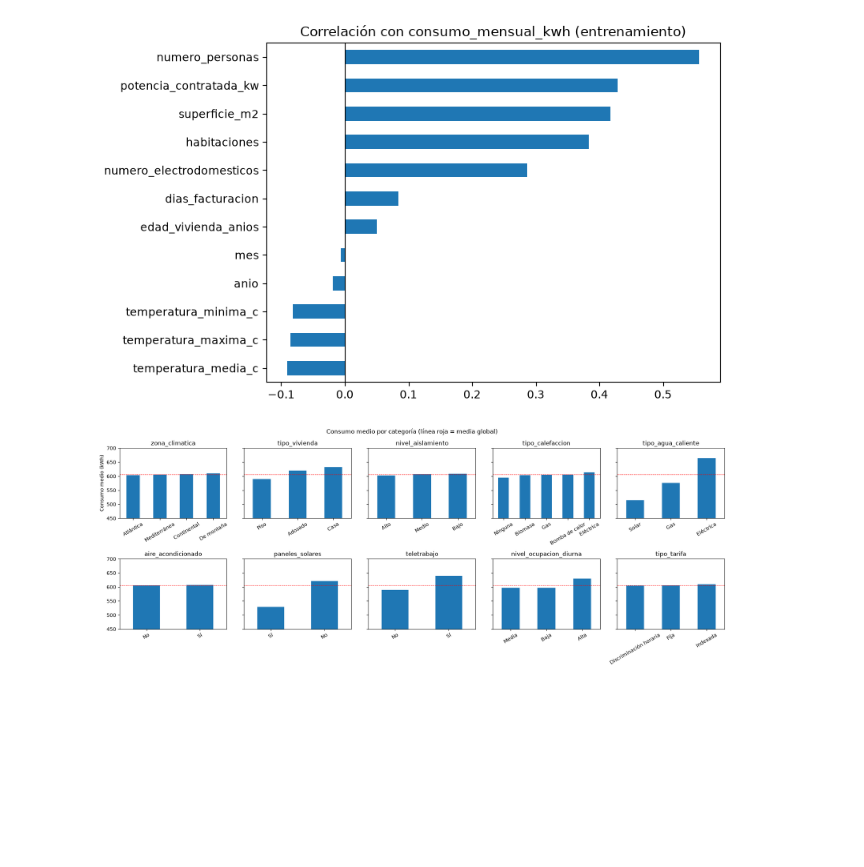
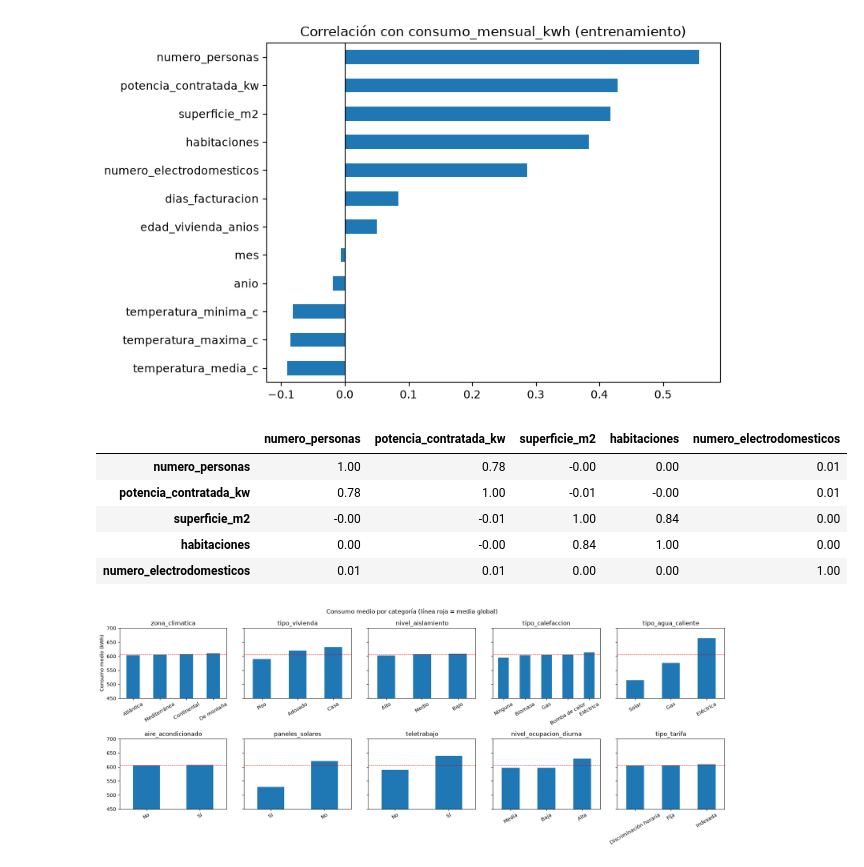
Before and after one commit to nogal44/machinelearning, a Jupyter notebook: ProyectoMachineLearning.ipynb, the cells around one changed output. Saved outputs shown, nothing was run; the diff lists cells and outputs as text; code cells hidden in the pictures; blank space fills up the shorter version.

```diff
--- a/ProyectoMachineLearning.ipynb
+++ b/ProyectoMachineLearning.ipynb
@@ -441,6 +366,19 @@ plt.axvline(0, color="k", lw=0.8)
 plt.tight_layout(); plt.show()
 # %% [output]
 [figure]
+# %%
+# 7.1 (cont.) Redundancia entre las variables numéricas más correlacionadas con el consumo
+# Si dos predictoras están muy correlacionadas entre sí (|r| > 0,7), aportan casi la misma información
+# y basta con quedarse con la que más se relaciona con el consumo.
+mas_correladas = corr[corr.abs() > 0.2].sort_values(ascending=False).index
+entreno[mas_correladas].corr().round(2)
+# %% [output]
+|  | numero_personas | potencia_contratada_kw | superficie_m2 | habitaciones | numero_electrodomesticos |
+| numero_personas | 1.00 | 0.78 | -0.00 | 0.00 | 0.01 |
+| potencia_contratada_kw | 0.78 | 1.00 | -0.01 | -0.00 | 0.01 |
+| superficie_m2 | -0.00 | -0.01 | 1.00 | 0.84 | 0.00 |
+| habitaciones | 0.00 | -0.00 | 0.84 | 1.00 | 0.00 |
+| numero_electrodomesticos | 0.01 | 0.01 | 0.00 | 0.00 | 1.00 |
 # %%
 # 7.2 Consumo medio por categoría (solo entrenamiento)
 categoricas = X_train_todo.select_dtypes(exclude="number").columns
```
Also changed, not shown: parts of 21 cells of this notebook, 37 other files.
